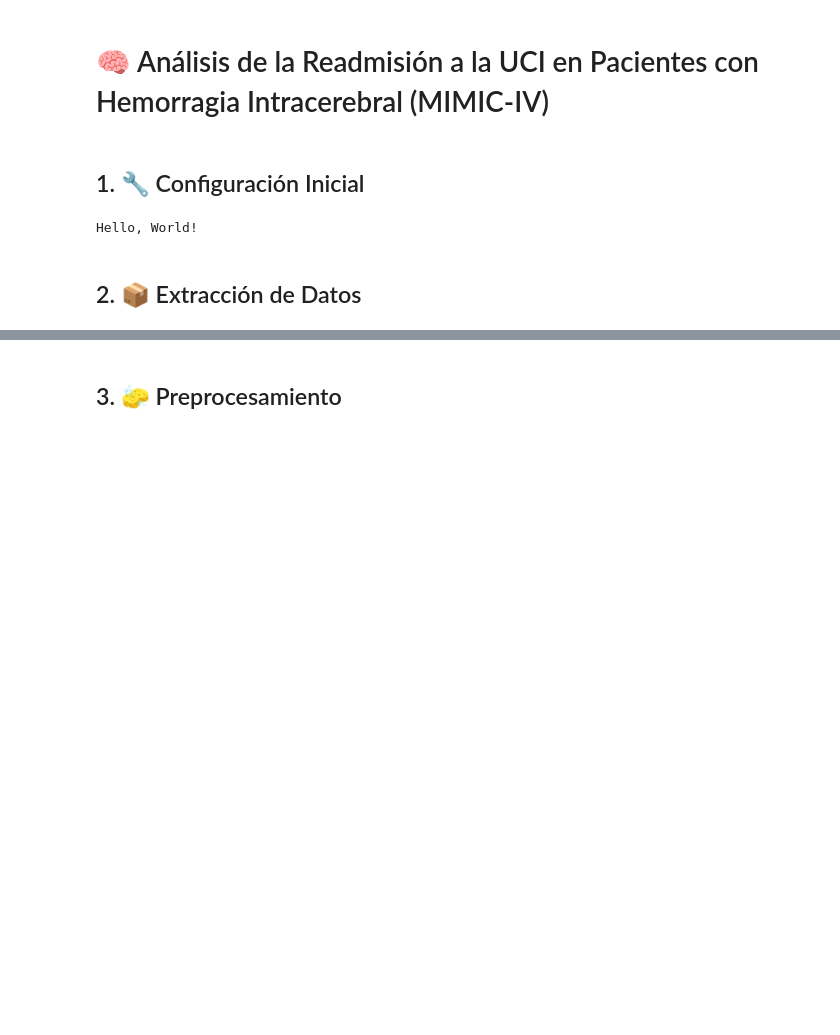
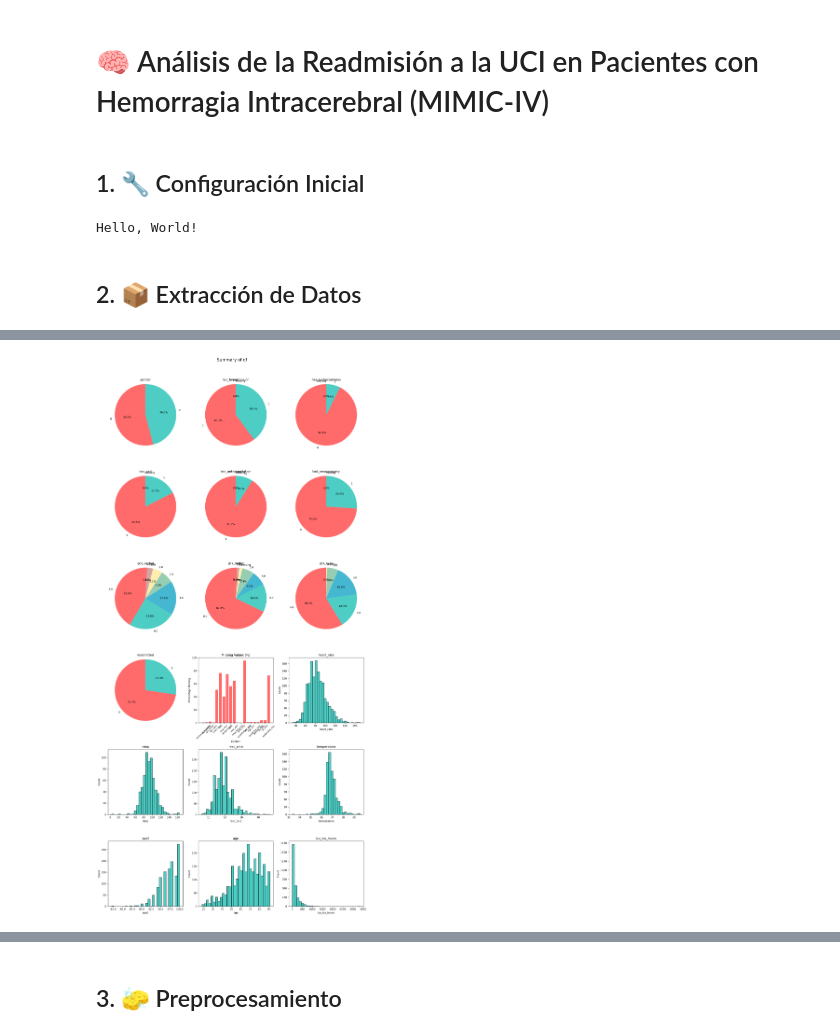
Before and after one commit to Gos2two/UCI-I61, a Jupyter notebook: analisis_readmision_uci_hemorragia_intracerebral.ipynb, the cells around one changed output, grey strips where cells are left out. Drawn from its saved outputs; the diff is of its cells as text; code cells hidden in the pictures; blank space fills up the shorter version.

```diff
--- a/analisis_readmision_uci_hemorragia_intracerebral.ipynb
+++ b/analisis_readmision_uci_hemorragia_intracerebral.ipynb
@@ -109,0 +404,98 @@ df = client.query(query).to_dataframe()
+# %%
+import matplotlib.pyplot as plt
+import numpy as np
+from decimal import Decimal
+
+
+# Define colors globally for use across all plots
+colors = ['#FF6B6B', '#4ECDC4', '#45B7D1', '#96CEB4', '#FFEEAD', '#D4A5A5']
+
+def plot_summary_charts(df, df_name):
+    # Convert any Decimal values to float for all numerical columns
+    numerical_cols = ['heart_rate', 'mbp', 'resp_rate', 'temperature', 'spo2', 'age', 'icu_los_hours']
+    for col in numerical_cols:
+        if col in df.columns:
+            df[col] = pd.to_numeric(df[col], errors='coerce')
+
+    # Define columns
+    categorical_cols = ['gender', 'has_hypertension', 'has_hydrocephalus', 'has_cad',
+                       'has_anticoagulation', 'had_neurosurgery', 'gcs_verbal', 'gcs_motor', 'gcs_eyes', 'readmitted']
+    numerical_cols = ['heart_rate', 'mbp', 'resp_rate', 'temperature', 'spo2', 'age', 'icu_los_hours']
+    categorical_cols = [col for col in categorical_cols if col in df.columns]
+    numerical_cols = [col for col in numerical_cols if col in df.columns]
+
+    # Calculate number of subplots
+    num_categorical = len(categorical_cols)
+    num_numerical = len(numerical_cols)
+    total_plots = num_categorical + num_numerical + 1  # +1 for missing values
+    ncols = 3  # 3 columns for layout
+    nrows = (total_plots + ncols - 1) // ncols  # Calculate rows needed
+
+    # Create figure with subplots
+    fig, axes = plt.subplots(nrows=nrows, ncols=ncols, figsize=(15, 5 * nrows))
+    axes = axes.flatten()  # Flatten for easier indexing
+    plt.suptitle(f'Summary of {df_name}', fontsize=16, y=1.02)
+
+    # Counter for subplot index
+    plot_idx = 0
+
+    # 1. Pie Charts for Categorical/Binary Columns
+    for col in categorical_cols:
+        if col in df.columns:
+            value_counts = df[col].value_counts(dropna=False)
+            labels = [str(x) if pd.notna(x) else 'Missing' for x in value_counts.index]
+            sizes = value_counts.values
+
+            axes[plot_idx].pie(sizes, labels=labels, colors=colors[:len(labels)],
+                              autopct='%1.1f%%', startangle=90, textprops={'fontsize': 10})
+            axes[plot_idx].set_title(f'{col}', fontsize=12)
+            axes[plot_idx].axis('equal')
+
+            plot_idx += 1
+
+    # 2. Bar Chart for Missing Values
+    missing = df.isnull().sum()
+    missing_pct = (df.isnull().sum() / len(df) * 100).round(2)
+    missing_pct = missing_pct.astype(float)  # Ensure float type
+    missing_data = pd.DataFrame({'Column': missing.index, 'Missing %': missing_pct})
+    missing_data = missing_data[missing_data['Missing %'] > 0]
+
+    if not missing_data.empty:
+        axes[plot_idx].bar(missing_data['Column'], missing_data['Missing %'], color=colors[0])
+        axes[plot_idx].set_title('Missing Values (%)', fontsize=12)
+        axes[plot_idx].set_xlabel('Column', fontsize=10)
+        axes[plot_idx].set_ylabel('Percentage Missing', fontsize=10)
+        axes[plot_idx].tick_params(axis='x', rotation=45, labelsize=8)
+
+
+        plot_idx += 1
+
+    # 3. Histograms for Numerical Parameters
+    for col in numerical_cols:
+        if col in df.columns:
+            data = df[col].dropna().astype(float)  # Convert to float
+            if data.empty:
+                axes[plot_idx].text(0.5, 0.5, f'No data for {col}', ha='center', va='center', fontsize=10)
+                axes[plot_idx].set_title(f'{col}', fontsize=12)
+            else:
+                axes[plot_idx].hist(data, bins=30, color=colors[1], edgecolor='black')
+                axes[plot_idx].set_title(f'{col}', fontsize=12)
+                axes[plot_idx].set_xlabel(col, fontsize=10)
+                axes[plot_idx].set_ylabel('Count', fontsize=10)
+
+
+            plot_idx += 1
+
+    # Remove empty subplots
+    for i in range(plot_idx, len(axes)):
+        fig.delaxes(axes[i])
+
+    # Adjust layout
+    plt.tight_layout()
+    plt.show()
+
+plot_summary_charts(df, "df")
+
+df
+# %% [output]
+[figure, added]
```
Also changed, not shown: parts of 21 cells of this notebook, 3 other files.
